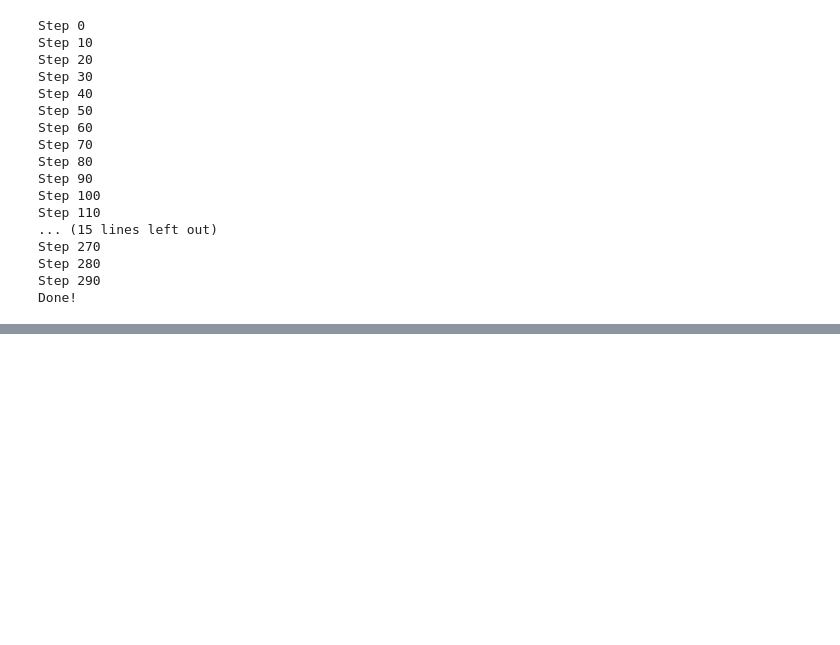
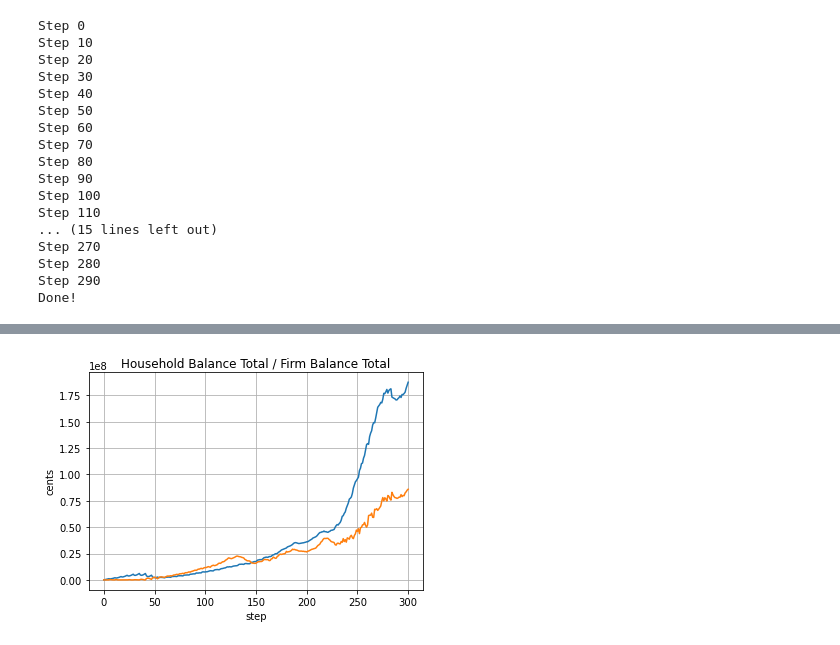
Before and after one commit to wcerfgba/seppecher2012, a Jupyter notebook: Seppecher 2012.ipynb, the cells around one changed output, grey strips where cells are left out. Drawn from its saved outputs; the diff is of its cells as text; code cells hidden in the pictures; blank space fills up the shorter version.

```diff
--- a/Seppecher 2012.ipynb
+++ b/Seppecher 2012.ipynb
@@ -132,0 +164,23 @@ list(range(2))[-4:]
+# %%
+def household_balance_total(step):
+    return sum([step.bank.accounts[household.account_id].balance for household in step.households.values()])
+
+def firm_balance_total(step):
+    return sum([step.bank.accounts[firm.account_id].balance for firm in step.firms.values()])
+
+def plot_balance_totals(run):
+    household = [household_balance_total(step) for step in run]
+    firm = [firm_balance_total(step) for step in run]
+    fig, ax = plt.subplots()
+    ax.plot(range(len(household)), household)
+    ax.plot(range(len(firm)), firm)
+
+    ax.set(xlabel='step', ylabel='cents',
+        title='Household Balance Total / Firm Balance Total')
+    ax.grid()
+
+    plt.show()
+
+plot_balance_totals(run)
+# %% [output]
+[figure, added]
```
Also changed, not shown: parts of 6 cells of this notebook, 15 other files.
